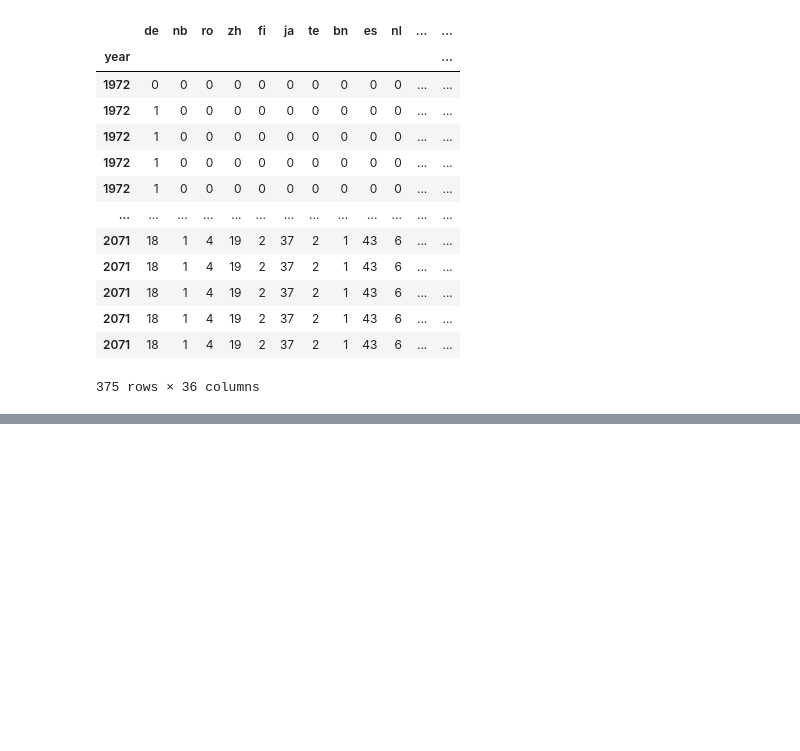
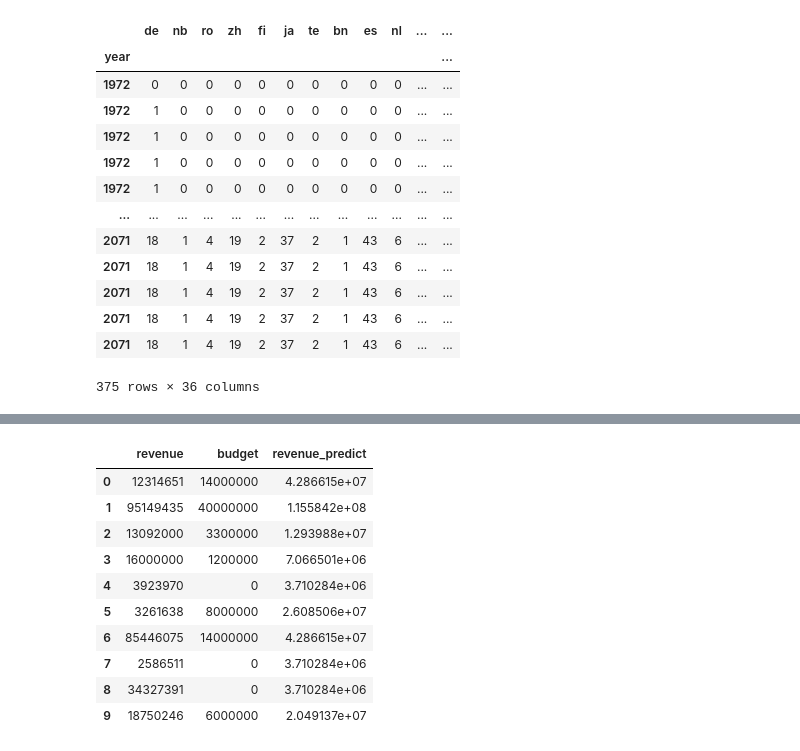
Before and after one commit to fagnercandido/master_first_semester_data_science, a Jupyter notebook: final_project/final_project.ipynb, the cells around one changed output, grey strips where cells are left out. Saved outputs shown, nothing was run; the diff lists cells and outputs as text; code cells hidden in the pictures; blank space fills up the shorter version.

```diff
--- a/final_project/final_project.ipynb
+++ b/final_project/final_project.ipynb
@@ -651,0 +726,15 @@ __2.3__ Some features have missing values. You'll have to deal with them and exp
+# %%
+data_budget_and_revenue['revenue_predict'] = regression_result.predict()
+data_budget_and_revenue.head(10)
+# %% [output]
+|  | revenue | budget | revenue_predict |
+| 0 | 12314651 | 14000000 | 4.286615e+07 |
+| 1 | 95149435 | 40000000 | 1.155842e+08 |
+| 2 | 13092000 | 3300000 | 1.293988e+07 |
+| 3 | 16000000 | 1200000 | 7.066501e+06 |
+| 4 | 3923970 | 0 | 3.710284e+06 |
+| 5 | 3261638 | 8000000 | 2.608506e+07 |
+| 6 | 85446075 | 14000000 | 4.286615e+07 |
+| 7 | 2586511 | 0 | 3.710284e+06 |
+| 8 | 34327391 | 0 | 3.710284e+06 |
+| 9 | 18750246 | 6000000 | 2.049137e+07 |
```
Also changed, not shown: parts of 31 cells of this notebook.
